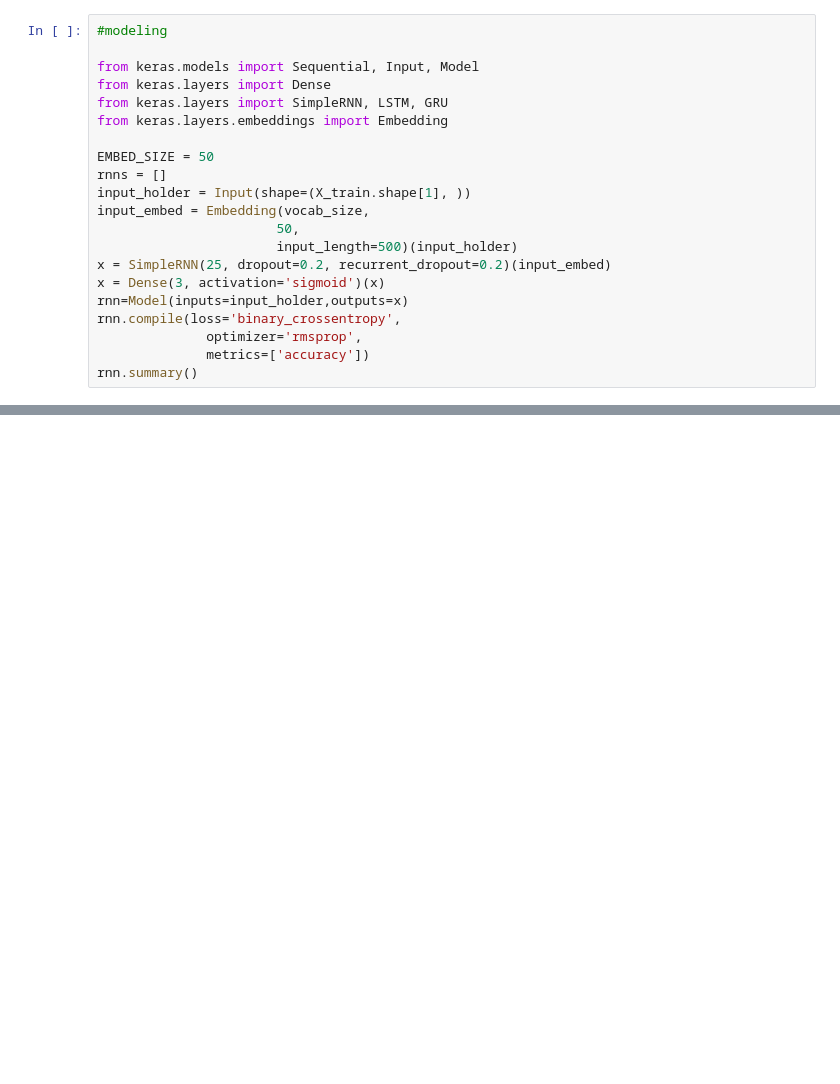
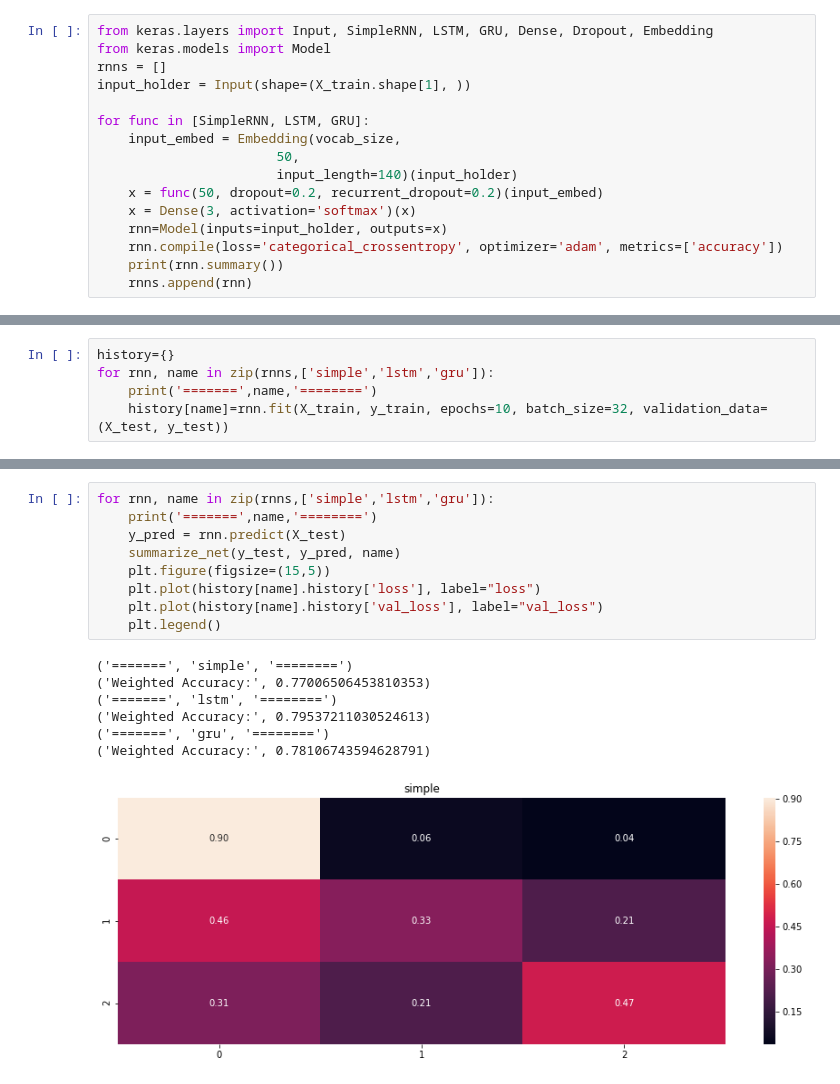
Before and after one commit to rasimon22/CSE7324, a Jupyter notebook: Lab7/Untitled.ipynb, the cells around one changed output, grey strips where cells are left out. Saved outputs shown, nothing was run; the diff lists cells and outputs as text; blank space fills up the shorter version.

```diff
--- a/Lab7/Untitled.ipynb
+++ b/Lab7/Untitled.ipynb
@@ -61,22 +106,17 @@ See the caveats in the documentation: http://pandas.pydata.org/pandas-docs/stabl
 # %%
-#modeling
-
-from keras.models import Sequential, Input, Model
-from keras.layers import Dense
-from keras.layers import SimpleRNN, LSTM, GRU
-from keras.layers.embeddings import Embedding
-
-EMBED_SIZE = 50
+from keras.layers import Input, SimpleRNN, LSTM, GRU, Dense, Dropout, Embedding
+from keras.models import Model
 rnns = []
 input_holder = Input(shape=(X_train.shape[1], ))
-input_embed = Embedding(vocab_size,
+
+for func in [SimpleRNN, LSTM, GRU]:
+    input_embed = Embedding(vocab_size,
                        50,
-                       input_length=500)(input_holder)
-x = SimpleRNN(25, dropout=0.2, recurrent_dropout=0.2)(input_embed)
-x = Dense(3, activation='sigmoid')(x)
-rnn=Model(inputs=input_holder,outputs=x)
-rnn.compile(loss='binary_crossentropy',
-              optimizer='rmsprop',
-              metrics=['accuracy'])
-rnn.summary()
+                       input_length=140)(input_holder)
+    x = func(50, dropout=0.2, recurrent_dropout=0.2)(input_embed)
+    x = Dense(3, activation='softmax')(x)
+    rnn=Model(inputs=input_holder, outputs=x)
+    rnn.compile(loss='categorical_crossentropy', optimizer='adam', metrics=['accuracy'])
+    print(rnn.summary())
+    rnns.append(rnn)
 # %% [output]
@@ -99,0 +140,5 @@ _________________________________________________________________
+# %%
+history={}
+for rnn, name in zip(rnns,['simple','lstm','gru']):
+    print('=======',name,'========')
+    history[name]=rnn.fit(X_train, y_train, epochs=10, batch_size=32, validation_data=(X_test, y_test))
@@ -99,0 +163,17 @@ _________________________________________________________________
+# %%
+for rnn, name in zip(rnns,['simple','lstm','gru']):
+    print('=======',name,'========')
+    y_pred = rnn.predict(X_test)
+    summarize_net(y_test, y_pred, name)
+    plt.figure(figsize=(15,5))
+    plt.plot(history[name].history['loss'], label="loss")
+    plt.plot(history[name].history['val_loss'], label="val_loss")
+    plt.legend()
+# %% [output]
+('=======', 'simple', '========')
+('Weighted Accuracy:', 0.77006506453810353)
+('=======', 'lstm', '========')
+('Weighted Accuracy:', 0.79537211030524613)
+('=======', 'gru', '========')
+('Weighted Accuracy:', 0.78106743594628791)
+[figure, added]
```
Also changed, not shown: parts of 12 cells of this notebook, 2 other files.
